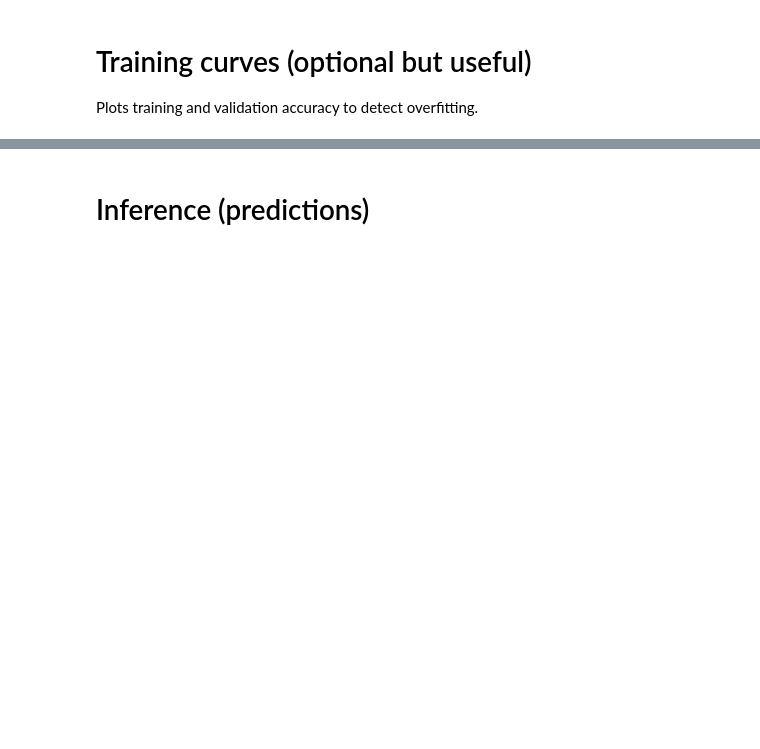
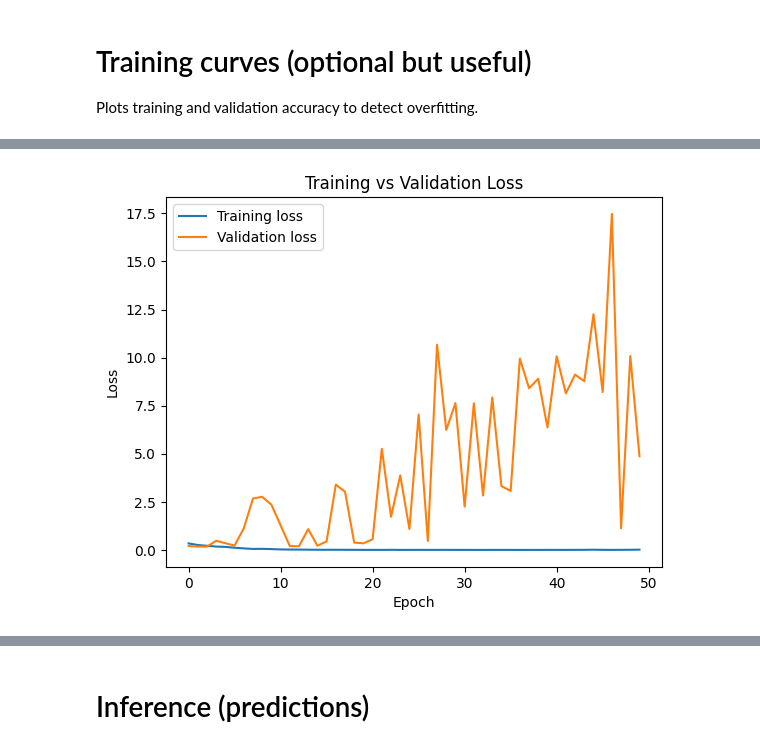
Before and after one commit to ANadalCardenas/attention, a Jupyter notebook: wildfire_model_version_1.ipynb, the cells around one changed output, grey strips where cells are left out. Saved outputs shown, nothing was run; the diff lists cells and outputs as text; code cells hidden in the pictures; blank space fills up the shorter version.

```diff
--- a/wildfire_model_version_1.ipynb
+++ b/wildfire_model_version_1.ipynb
@@ -190,3 +249,21 @@ Model: "sequential"
+# %%
+# Model compilation
+model.compile(
+    optimizer=tf.keras.optimizers.Adam(learning_rate=1e-3),
+    # Binary Focal Cross-Entropy is well-suited for imbalanced datasets,
+    # such as wildfire detection where "fire" pixels are rare.
+    loss=tf.keras.losses.BinaryFocalCrossentropy(gamma=2.0),
+
+    # Metrics beyond accuracy are critical for wildfire detection:
+    # - Precision: how many predicted fires are correct
+    # - Recall: how many actual fires are detected (very important)
+    # - AUC: overall separability between fire and non-fire
+    metrics=[
+        tf.keras.metrics.Precision(),
+        tf.keras.metrics.Recall(),
+        tf.keras.metrics.AUC()
+    ]
+)
 # %% [markdown]
 # Train the model
 
@@ -228,0 +311,11 @@ plt.show()
+# %%
+plt.figure()
+plt.plot(history.history['loss'], label='Training loss')
+plt.plot(history.history['val_loss'], label='Validation loss')
+plt.xlabel("Epoch")
+plt.ylabel("Loss")
+plt.title("Training vs Validation Loss")
+plt.legend()
+plt.show()
+# %% [output]
+[figure, added]
```
Also changed, not shown: parts of 18 cells of this notebook.
